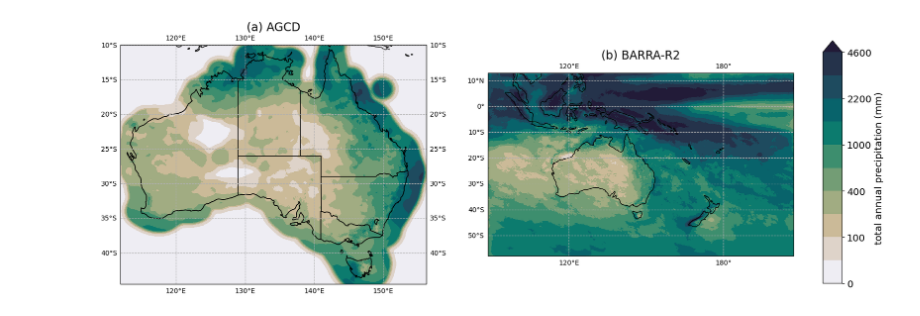
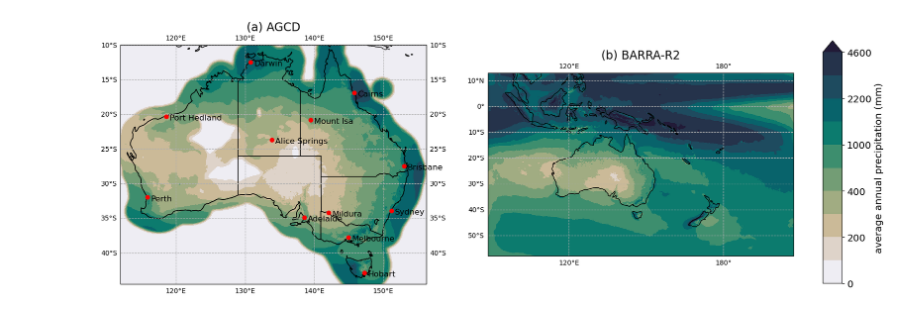
Before and after one commit to AusClimateService/qq-workflows, a Jupyter notebook: qdc-cmip6/tech-report/rainfall_plot.ipynb, the cells around one changed output. Cells and saved outputs as stored; diff of their text form; code cells hidden in the pictures.

Commit message:
Add city labels

```diff
--- a/qdc-cmip6/tech-report/rainfall_plot.ipynb
+++ b/qdc-cmip6/tech-report/rainfall_plot.ipynb
@@ -36,12 +52,29 @@ barra_ds = xr.open_dataset(barra_file)
+# %%
+city_lat_lon = {
+    'Hobart': (-42.9, 147.3),
+    'Melbourne': (-37.8, 145.0),
+    'Mildura': (-34.2, 142.1),
+#    'Thredbo': (-36.5, 148.3),
+    'Sydney': (-33.9, 151.2),
+    'Brisbane': (-27.5, 153.0),
+    'Cairns': (-16.9, 145.8),
+    'Mount Isa': (-20.8, 139.5),
+    'Darwin': (-12.5, 130.8),
+    'Alice Springs': (-23.7, 133.9),
+    'Port Hedland': (-20.3, 118.6),
+    'Perth': (-32.0, 115.9),
+    'Adelaide': (-34.9, 138.6),
+}
 # %%
 fig = plt.figure(figsize=[20, 10])
 ax1 = fig.add_subplot(121, projection=ccrs.PlateCarree(central_longitude=180))
 ax2 = fig.add_subplot(122, projection=ccrs.PlateCarree(central_longitude=180))
 
 cmap = cmocean.cm.rain
-levels = [0, 10, 100, 200, 400, 600, 1000, 1400, 2200, 3000, 4600]
+levels = [0, 100, 200, 300, 400, 600, 1000, 1400, 2200, 3000, 4600]
 
-agcd_ds['pr'].sum('time').plot(
+#agcd_ds['pr'].sum('time').plot(
+da_agcd_annual_clim.plot(
     ax=ax1,
     transform=ccrs.PlateCarree(),
     cmap=cmap,
@@ -53,33 +86,46 @@ agcd_ds['pr'].sum('time').plot(
 ax1.coastlines()
 ax1.add_feature(cartopy.feature.STATES)
 ax1.gridlines(linestyle='--', draw_labels=True)
 ax1.set_title('(a) AGCD', size='xx-large')
 
-im = barra_ds['pr'].sum('time').plot(
+for city in city_lat_lon:
+    lat, lon = city_lat_lon[city]
+    ax1.plot(lon, lat, 'ro', zorder=5, transform=ccrs.PlateCarree())
+    ax1.text(
+        lon + 0.5,
+        lat - 0.5,
+        city,
+        fontsize='large',
+#        color=label_color,
+        transform=ccrs.PlateCarree()
+    )
+
+#im = barra_ds['pr'].sum('time').plot(
+im = da_barra_annual_clim.plot(
     ax=ax2,
     transform=ccrs.PlateCarree(),
     cmap=cmap,
     levels=levels,
     extend='max',
     add_colorbar=False,
 )
 ax2.coastlines()
 ax2.add_feature(cartopy.feature.STATES)
 ax2.gridlines(linestyle='--', draw_labels=True)
 ax2.set_title('(b) BARRA-R2', size='xx-large')
 
 fig.subplots_adjust(right=0.82)
 cbar_ax = fig.add_axes([0.85, 0.25, 0.02, 0.5])
 cbar = fig.colorbar(im, cax=cbar_ax)
 cbar.ax.tick_params(labelsize='x-large')
-cbar.set_label('total annual precipitation (mm)', size='x-large')
+cbar.set_label('average annual precipitation (mm)', size='x-large')
 
 plt.savefig(
     f'pr_annual_ACCESS-CM2_ssp370_r4i1p1f1_native_2093_qdc-multiplicative-q1000-linear_AGCD-BARRA-R2-baseline-1985-2014_model-baseline-1985-2014.png',
     bbox_inches='tight',
     facecolor='white',
     dpi=300
 )
 plt.show()
 # %% [output]
-[figure, old version]
+[figure, new version]
```
Also changed, not shown: parts of 9 cells of this notebook.
